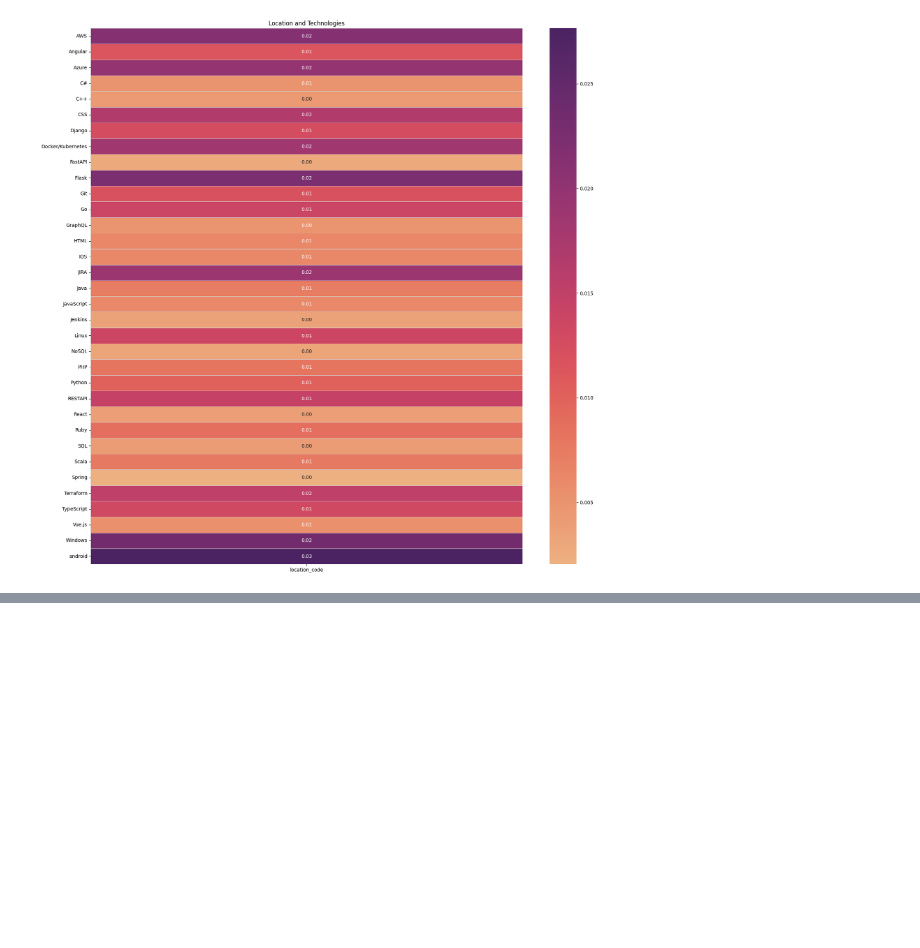
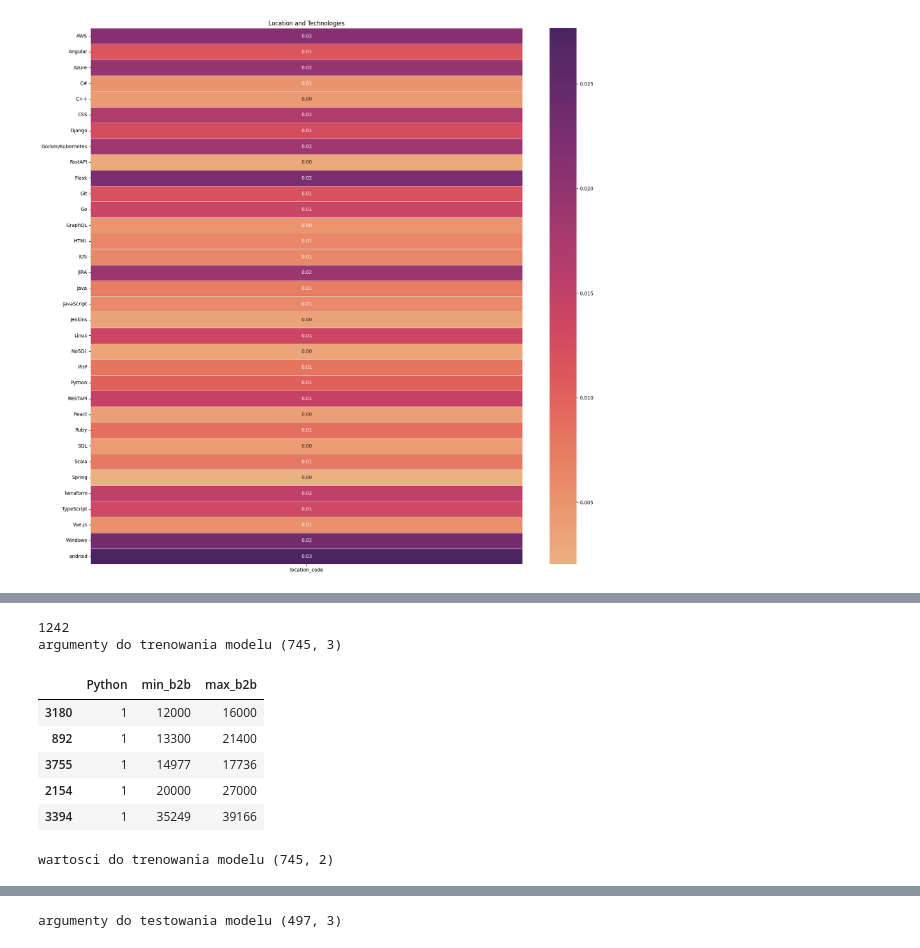
Before and after one commit to lukaszfabia/IT-salary-predictor, a Jupyter notebook: analysis/analysis.ipynb, the cells around one changed output, grey strips where cells are left out. Drawn from its saved outputs; the diff is of its cells as text; code cells hidden in the pictures; blank space fills up the shorter version.

Commit message:
modele rozp

```diff
--- a/analysis/analysis.ipynb
+++ b/analysis/analysis.ipynb
@@ -490,0 +457,79 @@ print(mean_squared_error(y_test, y_pred))
+# %%
+
+from sklearn.linear_model import LinearRegression, LogisticRegression
+from sklearn.metrics import mean_absolute_error, r2_score, mean_squared_error
+from sklearn.ensemble import RandomForestRegressor
+
+data_ = data.copy()
+
+data_to_model = filter_data(data_, tech_stack=["Python"])
+
+print(len(data_to_model))
+
+columns_to_predict = ["min_uop", "max_uop",]
+
+X_train, X_test, y_train, y_test = train_test_split(data_to_model.drop(columns=columns_to_predict), data_to_model[columns_to_predict], test_size=0.4, random_state=42)
+
+print("argumenty do trenowania modelu", X_train.shape)
+display(X_train.head())
+
+print("wartosci do trenowania modelu", y_train.shape)
+display(y_train.head())
+
+print("argumenty do testowania modelu", X_test.shape)
+display(X_test.head())
+
+print("wartosci do testowania modelu", y_test.shape)
+display(y_test.head())
+
+def train_model(model):
+    """trains model and prints metrics
+
+    Args:
+        model (_type_): Model like LinearRegression or RandomForestRegressor
+
+    Returns:
+        _type_: errors of model: mse, r2, mae
+    """
+    model.fit(X_train, y_train)
+    y_pred = model.predict(X_test)
+    mse = mean_squared_error(y_test, y_pred)
+    r2 = r2_score(y_test, y_pred)
+    mae = mean_absolute_error(y_test, y_pred)
+    print("Model:", model.__class__.__name__)
+    print("Mean Squared Error:", mse)
+    print("R2 Score:", r2)
+    print("Mean Absolute Error:", mae, "\n")
+    return mse, r2, mae
+
+
+def search_best_model(models):
+    mse, r2, mae = float("inf"), float("-inf"), float("inf")
+    best_model = None
+    for model in models:
+        mse_, r2_, mae_ = train_model(model)
+        if mse_ < mse and r2_ > r2 and mae_ < mae:
+            mse, r2, mae = mse_, r2_, mae_
+            best_model = model
+
+    print("Best model:", best_model.__class__.__name__)
+    return best_model
+
+
+models = [LinearRegression(), RandomForestRegressor(),
+            LogisticRegression(max_iter=1000),
+
+
+          ]
+
+search_best_model(models)
+# %% [output]
+1242
+argumenty do trenowania modelu (745, 3)
+|  | Python | min_b2b | max_b2b |
+| 3180 | 1 | 12000 | 16000 |
+| 892 | 1 | 13300 | 21400 |
+| 3755 | 1 | 14977 | 17736 |
+| 2154 | 1 | 20000 | 27000 |
+| 3394 | 1 | 35249 | 39166 |
+wartosci do trenowania modelu (745, 2)
@@ -490,0 +542 @@ print(mean_squared_error(y_test, y_pred))
+argumenty do testowania modelu (497, 3)
```
Also changed, not shown: parts of 7 cells of this notebook, 3 other files.
